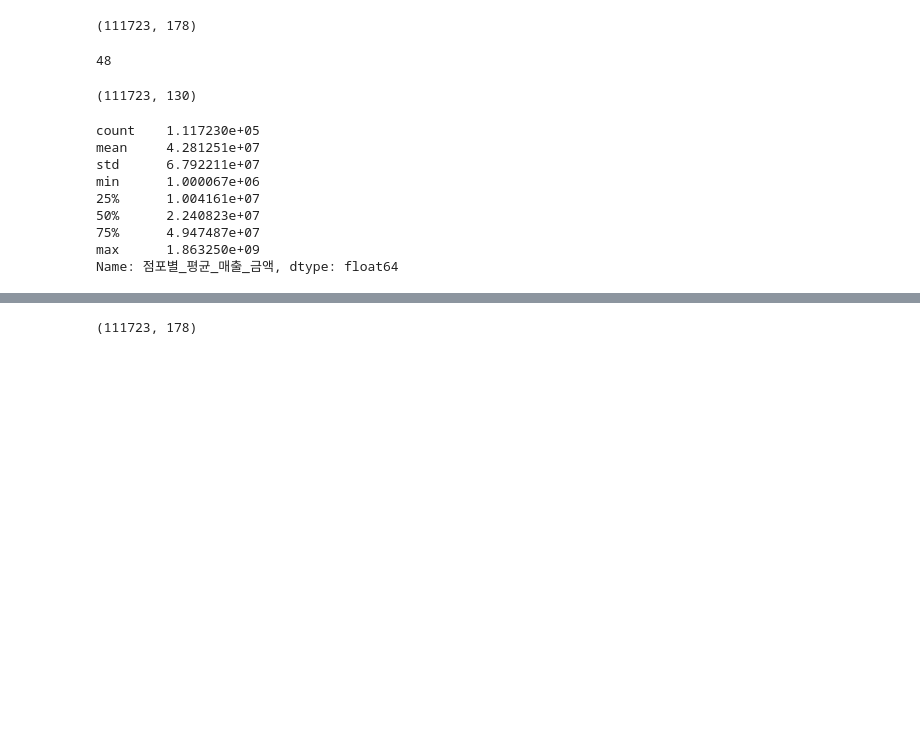
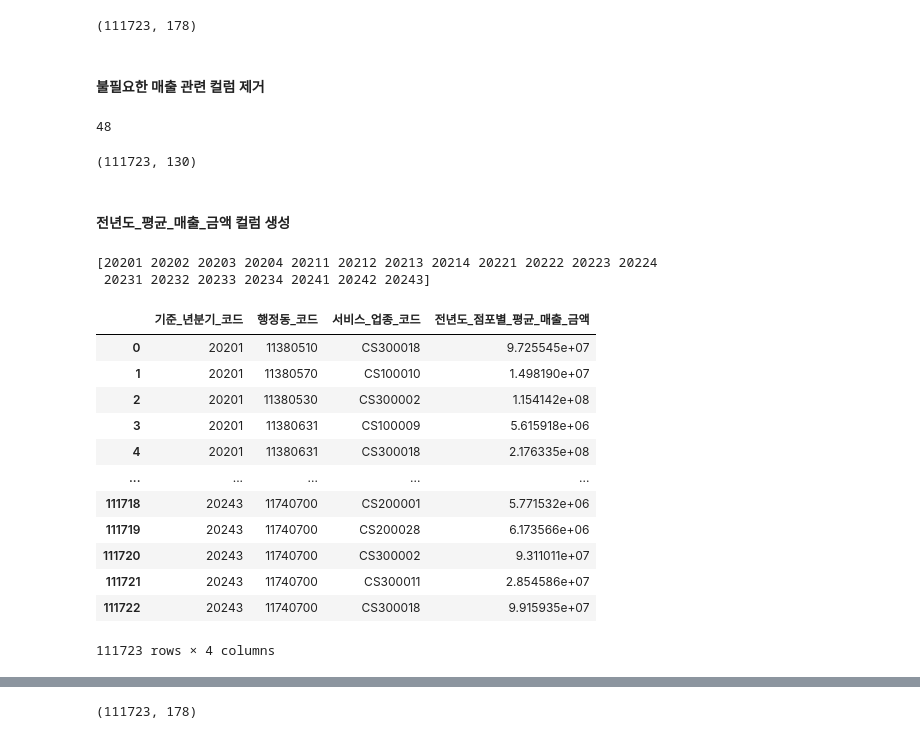
Before and after one commit to KT-AIvle-4th-Big-Project-Team2/SAI, a Jupyter notebook: Modeling/data cleansing_행정동.ipynb, the cells around one changed output, grey strips where cells are left out. Cells and saved outputs as stored; diff of their text form; code cells hidden in the pictures; blank space fills up the shorter version.

```diff
--- a/Modeling/data cleansing_행정동.ipynb
+++ b/Modeling/data cleansing_행정동.ipynb
@@ -1066,6 +1083,8 @@ estimate = pd.read_csv('../../data/preprocessed data/dong_service_data.csv')
 estimate.shape
 # %% [output]
 (111723, 178)
+# %% [markdown]
+#### 불필요한 매출 관련 컬럼 제거
 # %%
 drop_cols = ['당월_매출_금액', '당월_매출_건수', '주중_매출_금액', '주말_매출_금액',
        '월요일_매출_금액', '화요일_매출_금액', '수요일_매출_금액', '목요일_매출_금액', '금요일_매출_금액',
@@ -1081,22 +1100,34 @@ drop_cols = ['당월_매출_금액', '당월_매출_건수', '주중_매출_금
        '연령대_40_매출_건수', '연령대_50_매출_건수', '연령대_60_이상_매출_건수']
 
 print(len(drop_cols))
+
+estimate = estimate.drop(columns=drop_cols)
+estimate.shape
 # %% [output]
 48
+(111723, 130)
-# %%
-estimate = estimate.drop(columns=drop_cols)
-estimate.shape
-# %% [output]
-(111723, 130)
-# %%
-estimate['점포별_평균_매출_금액'].describe()
-# %% [output]
-count    1.117230e+05
-mean     4.281251e+07
-std      6.792211e+07
-min      1.000067e+06
-25%      1.004161e+07
-50%      2.240823e+07
-75%      4.947487e+07
-max      1.863250e+09
-Name: 점포별_평균_매출_금액, dtype: float64
+# %% [markdown]
+#### 전년도_평균_매출_금액 컬럼 생성
+# %%
+before = estimate[['기준_년분기_코드', '행정동_코드', '서비스_업종_코드', '점포별_평균_매출_금액']]
+before['기준_년분기_코드'] += 10
+before = before.rename(columns={'점포별_평균_매출_금액': '전년도_점포별_평균_매출_금액'})
+
+print(before['기준_년분기_코드'].unique())
+display(before)
+# %% [output]
+[20201 20202 20203 20204 20211 20212 20213 20214 20221 20222 20223 20224
+ 20231 20232 20233 20234 20241 20242 20243]
+|  | 기준_년분기_코드 | 행정동_코드 | 서비스_업종_코드 | 전년도_점포별_평균_매출_금액 |
+| 0 | 20201 | 11380510 | CS300018 | 9.725545e+07 |
+| 1 | 20201 | 11380570 | CS100010 | 1.498190e+07 |
+| 2 | 20201 | 11380530 | CS300002 | 1.154142e+08 |
+| 3 | 20201 | 11380631 | CS100009 | 5.615918e+06 |
+| 4 | 20201 | 11380631 | CS300018 | 2.176335e+08 |
+| ... | ... | ... | ... | ... |
+| 111718 | 20243 | 11740700 | CS200001 | 5.771532e+06 |
+| 111719 | 20243 | 11740700 | CS200028 | 6.173566e+06 |
+| 111720 | 20243 | 11740700 | CS300002 | 9.311011e+07 |
+| 111721 | 20243 | 11740700 | CS300011 | 2.854586e+07 |
+| 111722 | 20243 | 11740700 | CS300018 | 9.915935e+07 |
+111723 rows × 4 columns
```
Also changed, not shown: parts of 33 cells of this notebook, 1 other file.
